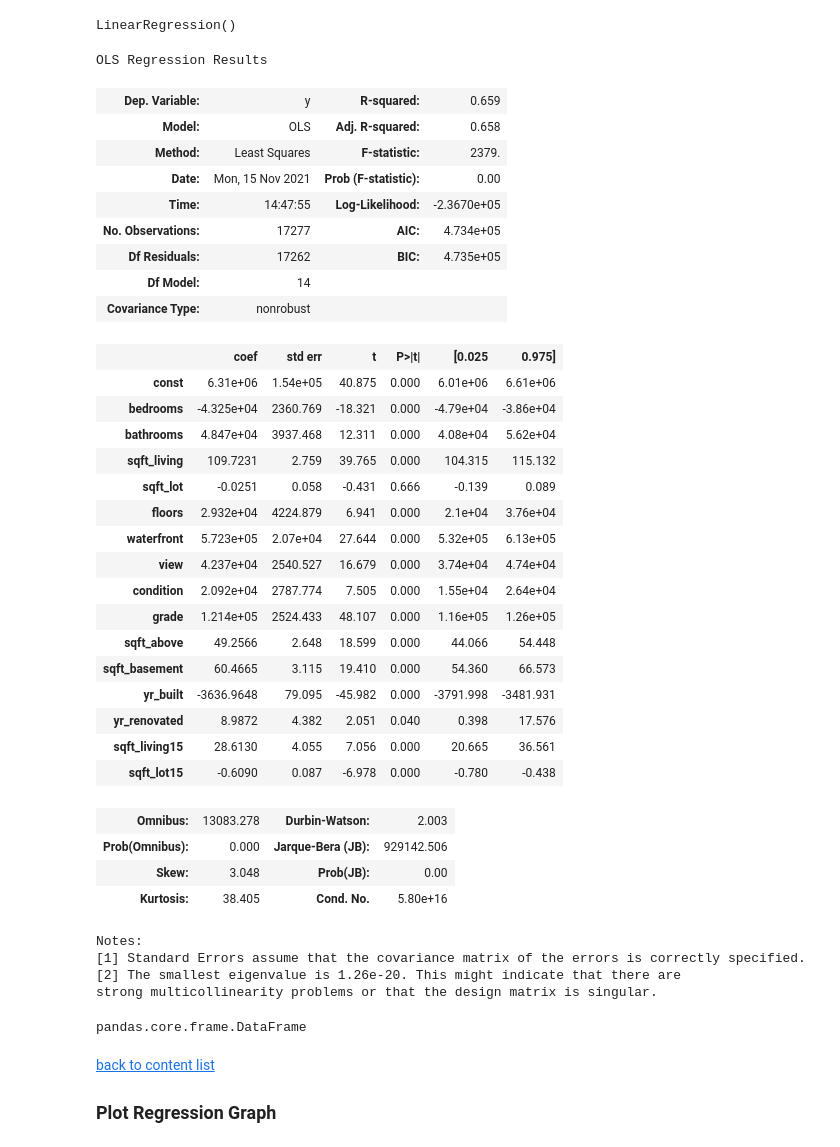
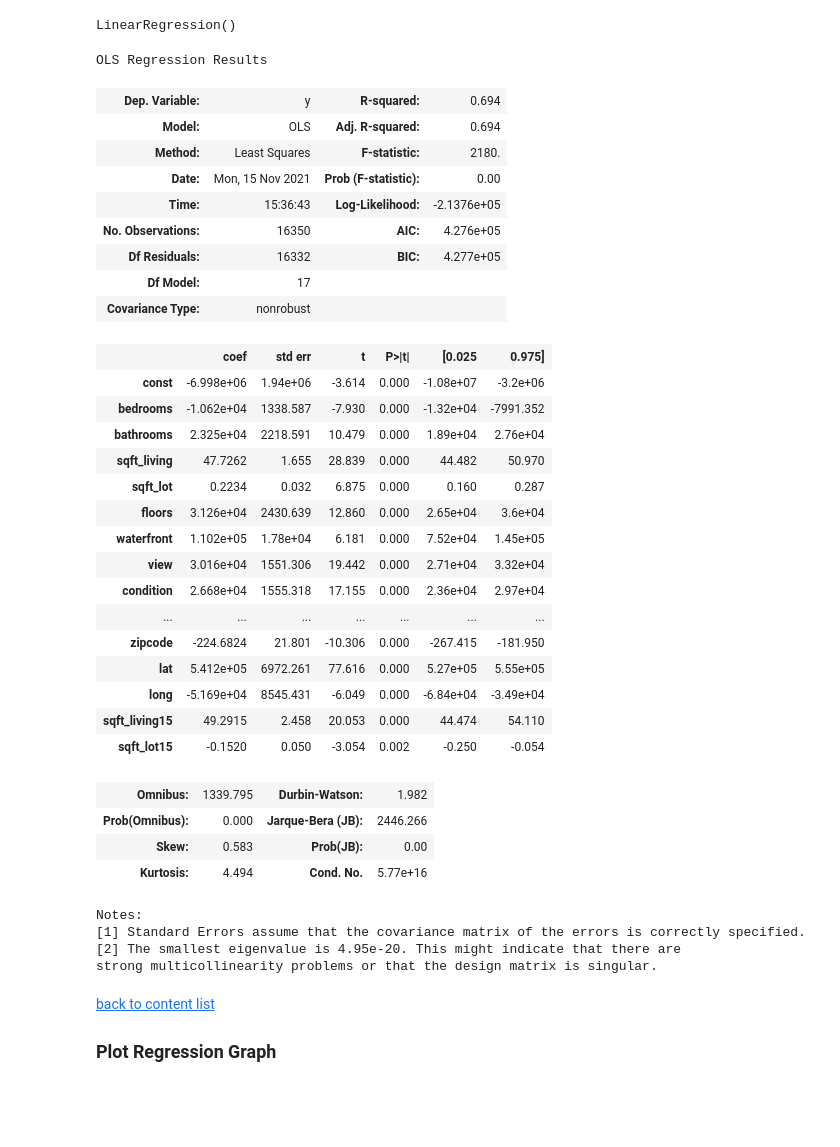
Before and after one commit to Denny-Meyer/IronHack_mid_term_real_state_regression, a Jupyter notebook: source_code/data_analytics_denny.ipynb, the cells around one changed output. Cells and saved outputs as stored; diff of their text form; code cells hidden in the pictures; blank space fills up the shorter version.

```diff
--- a/source_code/data_analytics_denny.ipynb
+++ b/source_code/data_analytics_denny.ipynb
@@ -212,6 +214,14 @@ plt.show()
 > sqft_living15 and sqft_lot15 represents the average living and lot sqft of the closest 15 neiboorhouses
 # %%
 # drop first not need data
-work_copy.drop(columns=['id', 'date', 'zipcode', 'lat', 'long'], inplace=True)
+work_copy.drop(columns=['id', 'date'], inplace=True)
+
+#work_copy.drop(columns=['id', 'date', 'zipcode', 'lat', 'long', 'sqft_lot', 'yr_built'], inplace=True)
 #work_copy.drop(columns='sqft_above', inplace=True)
 #work_copy.drop(columns=['id', 'date', 'sqft_lot', 'floors', 'waterfront', 'condition', 'yr_built', 'yr_renovated', 'zipcode', 'lat', 'long', 'sqft_lot15'], inplace=True)
+# %%
+# interquartile sqft_living
+
+#work_copy = reduce_to_interquartile(data=work_copy, name='sqft_living')
+#work_copy = reduce_to_interquartile(data=work_copy, name='sqft_above')
+work_copy = reduce_to_interquartile(data=work_copy, name='price')
@@ -230,7 +242,7 @@ work_copy.describe()
 # %% [markdown]
 ### First Approach with unfilterd data
 # %%
-#work_copy =  work_copy[work_copy['bedrooms'] != 33]
+work_copy =  work_copy[work_copy['bedrooms'] != 33]
 # %%
 label = work_copy['price']
 work_copy.drop(columns='price', inplace=True)
@@ -270,7 +282,7 @@ array([[-0.41452996, -1.77756177, -1.34437646, ..., -0.20928121,
 # %%
-model = LinearRegression()
+model_l = LinearRegression()
 
-model.fit(x_train, y_train)
+model_l.fit(x_train, y_train)
 # %% [output]
 LinearRegression()
 # %%
@@ -278,49 +290,44 @@ y_pred = model.predict(x_test)
 # %%
-x_train = sm.add_constant(x_train) # adding a constant
-model = sm.OLS(list(y_train), x_train).fit()
+x_train_sm = sm.add_constant(x_train) # adding a constant
+model = sm.OLS(list(y_train), x_train_sm).fit()
 
 print_model = model.summary()
 print_model
 # %% [output]
 OLS Regression Results
-| Dep. Variable: | y | R-squared: | 0.659 |
-| Model: | OLS | Adj. R-squared: | 0.658 |
-| Method: | Least Squares | F-statistic: | 2379. |
+| Dep. Variable: | y | R-squared: | 0.694 |
+| Model: | OLS | Adj. R-squared: | 0.694 |
+| Method: | Least Squares | F-statistic: | 2180. |
 | Date: | Mon, 15 Nov 2021 | Prob (F-statistic): | 0.00 |
-| Time: | 14:47:55 | Log-Likelihood: | -2.3670e+05 |
-| No. Observations: | 17277 | AIC: | 4.734e+05 |
-| Df Residuals: | 17262 | BIC: | 4.735e+05 |
-| Df Model: | 14 |  |  |
+| Time: | 15:36:43 | Log-Likelihood: | -2.1376e+05 |
+| No. Observations: | 16350 | AIC: | 4.276e+05 |
+| Df Residuals: | 16332 | BIC: | 4.277e+05 |
+| Df Model: | 17 |  |  |
 | Covariance Type: | nonrobust |  |  |
 |  | coef | std err | t | P>|t| | [0.025 | 0.975] |
-| const | 6.31e+06 | 1.54e+05 | 40.875 | 0.000 | 6.01e+06 | 6.61e+06 |
-| bedrooms | -4.325e+04 | 2360.769 | -18.321 | 0.000 | -4.79e+04 | -3.86e+04 |
-| bathrooms | 4.847e+04 | 3937.468 | 12.311 | 0.000 | 4.08e+04 | 5.62e+04 |
-| sqft_living | 109.7231 | 2.759 | 39.765 | 0.000 | 104.315 | 115.132 |
-| sqft_lot | -0.0251 | 0.058 | -0.431 | 0.666 | -0.139 | 0.089 |
-| floors | 2.932e+04 | 4224.879 | 6.941 | 0.000 | 2.1e+04 | 3.76e+04 |
-| waterfront | 5.723e+05 | 2.07e+04 | 27.644 | 0.000 | 5.32e+05 | 6.13e+05 |
-| view | 4.237e+04 | 2540.527 | 16.679 | 0.000 | 3.74e+04 | 4.74e+04 |
-| condition | 2.092e+04 | 2787.774 | 7.505 | 0.000 | 1.55e+04 | 2.64e+04 |
-| grade | 1.214e+05 | 2524.433 | 48.107 | 0.000 | 1.16e+05 | 1.26e+05 |
-| sqft_above | 49.2566 | 2.648 | 18.599 | 0.000 | 44.066 | 54.448 |
-| sqft_basement | 60.4665 | 3.115 | 19.410 | 0.000 | 54.360 | 66.573 |
-| yr_built | -3636.9648 | 79.095 | -45.982 | 0.000 | -3791.998 | -3481.931 |
-| yr_renovated | 8.9872 | 4.382 | 2.051 | 0.040 | 0.398 | 17.576 |
-| sqft_living15 | 28.6130 | 4.055 | 7.056 | 0.000 | 20.665 | 36.561 |
-| sqft_lot15 | -0.6090 | 0.087 | -6.978 | 0.000 | -0.780 | -0.438 |
+| const | -6.998e+06 | 1.94e+06 | -3.614 | 0.000 | -1.08e+07 | -3.2e+06 |
+| bedrooms | -1.062e+04 | 1338.587 | -7.930 | 0.000 | -1.32e+04 | -7991.352 |
+| bathrooms | 2.325e+04 | 2218.591 | 10.479 | 0.000 | 1.89e+04 | 2.76e+04 |
+| sqft_living | 47.7262 | 1.655 | 28.839 | 0.000 | 44.482 | 50.970 |
+| sqft_lot | 0.2234 | 0.032 | 6.875 | 0.000 | 0.160 | 0.287 |
+| floors | 3.126e+04 | 2430.639 | 12.860 | 0.000 | 2.65e+04 | 3.6e+04 |
+| waterfront | 1.102e+05 | 1.78e+04 | 6.181 | 0.000 | 7.52e+04 | 1.45e+05 |
+| view | 3.016e+04 | 1551.306 | 19.442 | 0.000 | 2.71e+04 | 3.32e+04 |
+| condition | 2.668e+04 | 1555.318 | 17.155 | 0.000 | 2.36e+04 | 2.97e+04 |
+| ... | ... | ... | ... | ... | ... | ... |
+| zipcode | -224.6824 | 21.801 | -10.306 | 0.000 | -267.415 | -181.950 |
+| lat | 5.412e+05 | 6972.261 | 77.616 | 0.000 | 5.27e+05 | 5.55e+05 |
+| long | -5.169e+04 | 8545.431 | -6.049 | 0.000 | -6.84e+04 | -3.49e+04 |
+| sqft_living15 | 49.2915 | 2.458 | 20.053 | 0.000 | 44.474 | 54.110 |
+| sqft_lot15 | -0.1520 | 0.050 | -3.054 | 0.002 | -0.250 | -0.054 |
-| Omnibus: | 13083.278 | Durbin-Watson: | 2.003 |
-| Prob(Omnibus): | 0.000 | Jarque-Bera (JB): | 929142.506 |
-| Skew: | 3.048 | Prob(JB): | 0.00 |
-| Kurtosis: | 38.405 | Cond. No. | 5.80e+16 |
+| Omnibus: | 1339.795 | Durbin-Watson: | 1.982 |
+| Prob(Omnibus): | 0.000 | Jarque-Bera (JB): | 2446.266 |
+| Skew: | 0.583 | Prob(JB): | 0.00 |
+| Kurtosis: | 4.494 | Cond. No. | 5.77e+16 |
 Notes:
 [1] Standard Errors assume that the covariance matrix of the errors is correctly specified.
-[2] The smallest eigenvalue is 1.26e-20. This might indicate that there are
+[2] The smallest eigenvalue is 4.95e-20. This might indicate that there are
 strong multicollinearity problems or that the design matrix is singular.
-# %%
-type(work_copy._get_numeric_data())
-# %% [output]
-pandas.core.frame.DataFrame
 # %% [markdown]
 <a id='plot_regression'></a>
 <a href='#content'>back to content list</a>
```
Also changed, not shown: parts of 12 cells of this notebook, 1 other file.
